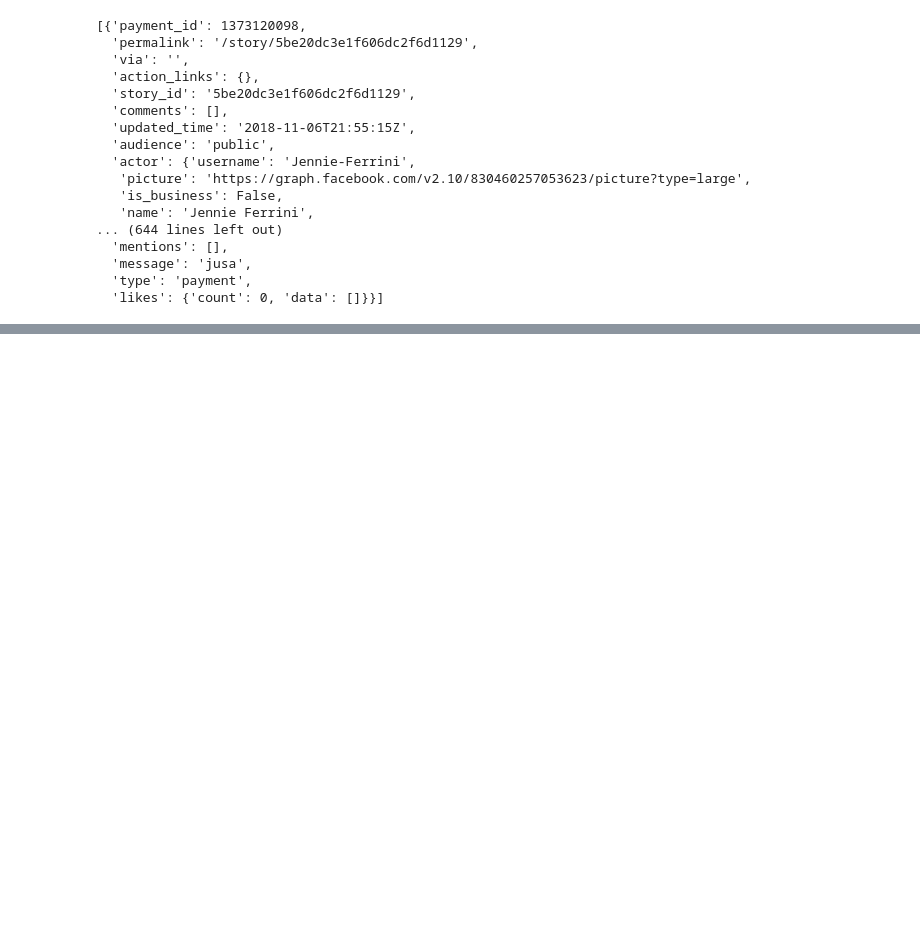
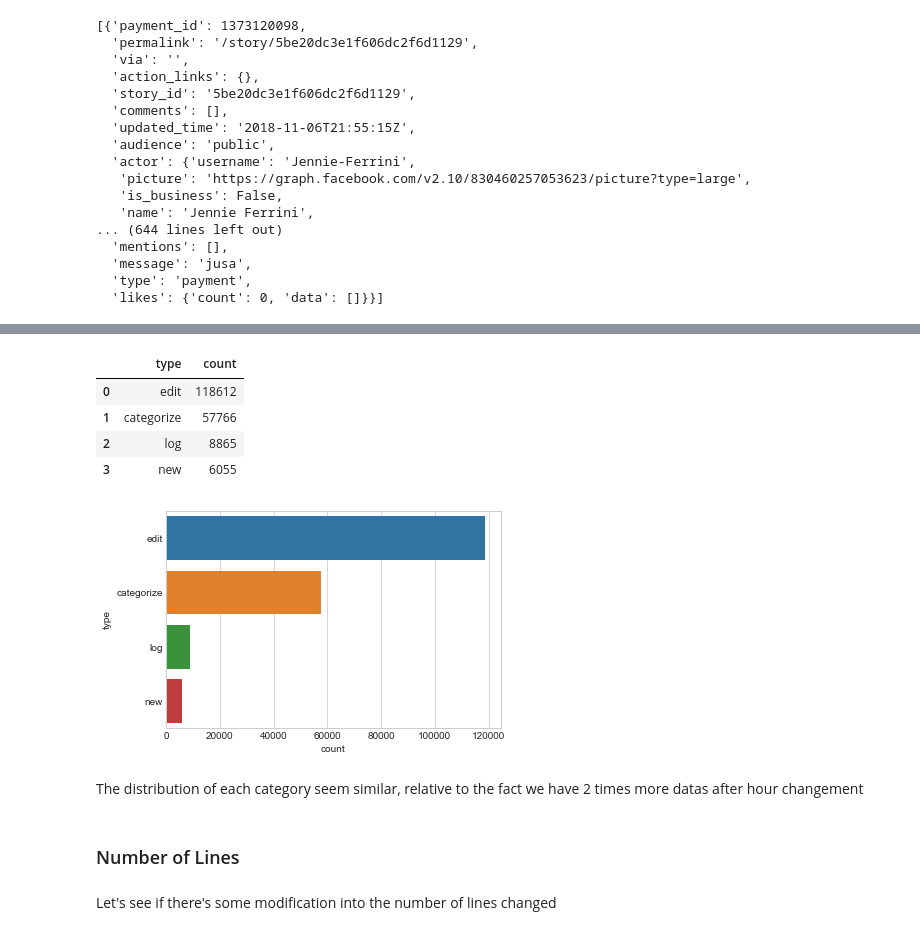
Before and after one commit to epfl-ada-2018/Project, a Jupyter notebook: Milestone_1.ipynb, the cells around one changed output, grey strips where cells are left out. Cells and saved outputs as stored; diff of their text form; code cells hidden in the pictures; blank space fills up the shorter version.

```diff
--- a/Milestone_1.ipynb
+++ b/Milestone_1.ipynb
@@ -206,0 +436,30 @@ data["data"]
+# %%
+#Distribution of changement after the hour chagement
+display_df = after_df.copy()
+display_df.type = display_df.type.map(lambda x: 'edit' if x == 0 else x)
+display_df.type = display_df.type.map(lambda x: 'categorize' if x == 1 else x)
+display_df.type = display_df.type.map(lambda x: 'new' if x == 2 else x)
+display_df.type = display_df.type.map(lambda x: 'log' if x == 3 else x)
+
+after_categories_df = display_df.groupby('type').size()\
+                    .sort_values(ascending=False)\
+                    .to_frame('count')
+
+after_categories_df.reset_index(level=0, inplace=True)
+
+sns.set_style('whitegrid')
+sns.barplot(x='count', y='type', data=after_categories_df)
+after_categories_df
+# %% [output]
+|  | type | count |
+| 0 | edit | 118612 |
+| 1 | categorize | 57766 |
+| 2 | log | 8865 |
+| 3 | new | 6055 |
+[figure, added]
+# %% [markdown]
+The distribution of each category seem similar, relative to the fact we have 2 times more datas after hour changement
+# %% [markdown]
+### Number of Lines
+# %% [markdown]
+Let's see if there's some modification into the number of lines changed
```
Also changed, not shown: parts of 48 cells of this notebook, 2 other files.
